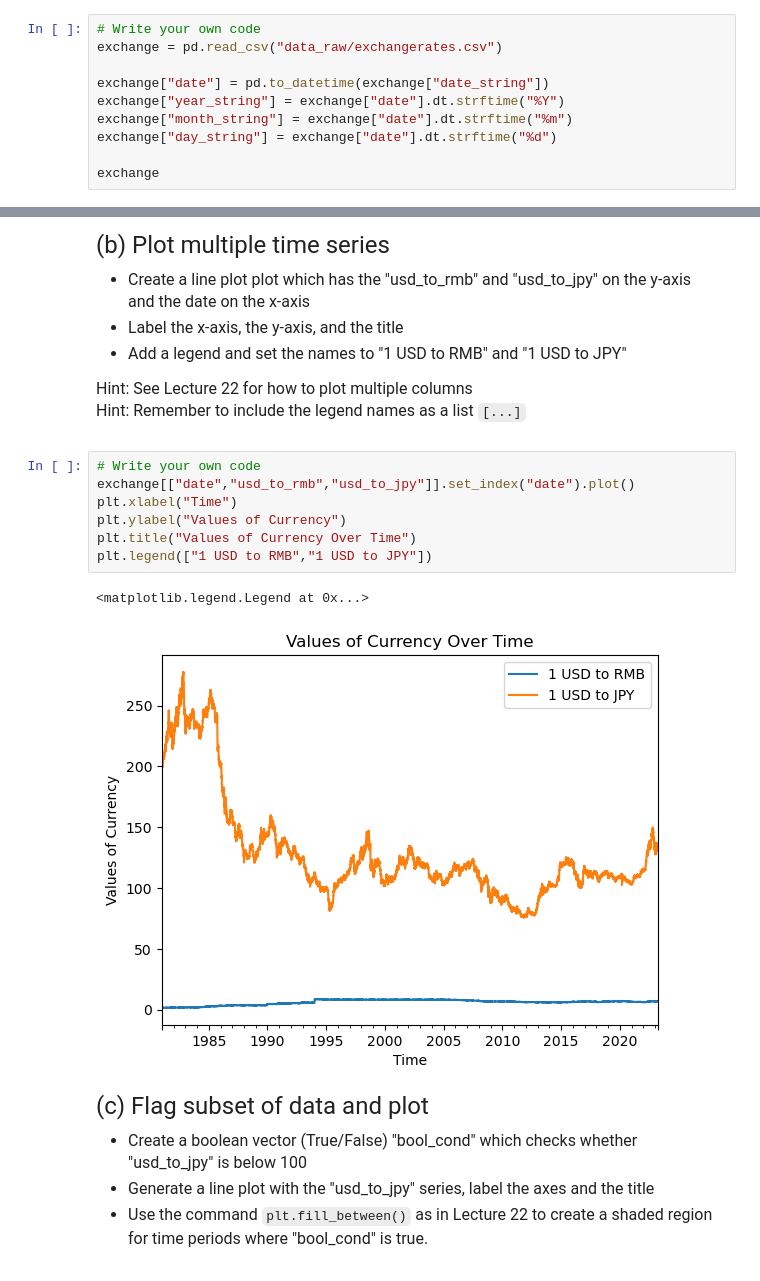
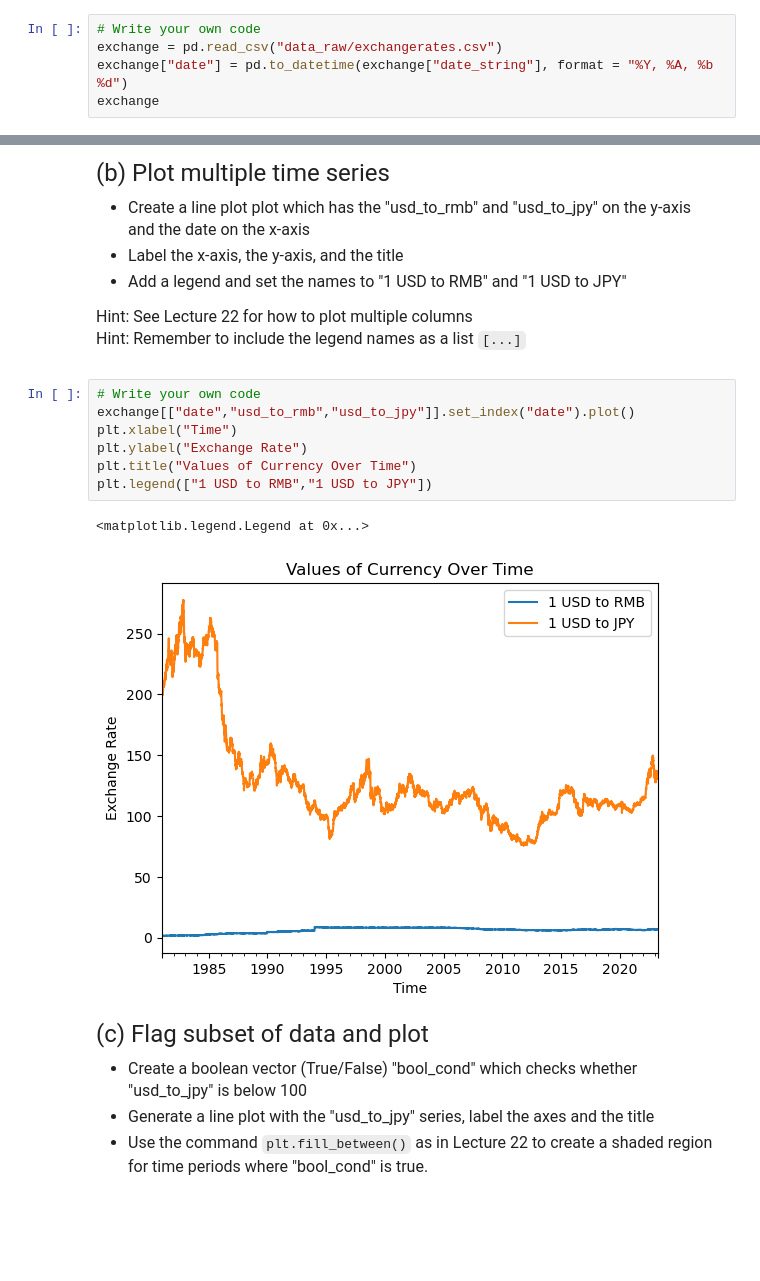
Before and after one commit to JeffreyZhous/qtm151spring2024, a Jupyter notebook: assignment10/assignment10.ipynb, the cells around one changed output, grey strips where cells are left out. Cells and saved outputs as stored; diff of their text form; blank space fills up the shorter version.

```diff
--- a/assignment10/assignment10.ipynb
+++ b/assignment10/assignment10.ipynb
@@ -46,11 +46,6 @@ Lecture 20 and 22.
 # %%
 # Write your own code
 exchange = pd.read_csv("data_raw/exchangerates.csv")
-
-exchange["date"] = pd.to_datetime(exchange["date_string"])
-exchange["year_string"] = exchange["date"].dt.strftime("%Y")
-exchange["month_string"] = exchange["date"].dt.strftime("%m")
-exchange["day_string"] = exchange["date"].dt.strftime("%d")
-
+exchange["date"] = pd.to_datetime(exchange["date_string"], format = "%Y, %A, %b %d")
 exchange
 # %% [output]
@@ -84,13 +79,13 @@
 # %%
 # Write your own code
 exchange[["date","usd_to_rmb","usd_to_jpy"]].set_index("date").plot()
 plt.xlabel("Time")
-plt.ylabel("Values of Currency")
+plt.ylabel("Exchange Rate")
 plt.title("Values of Currency Over Time")
 plt.legend(["1 USD to RMB","1 USD to JPY"])
 # %% [output]
 <matplotlib.legend.Legend at 0x...>
-[figure, old version]
+[figure, new version]
 # %% [markdown]
 <font size = "5">
 
```
Also changed, not shown: parts of 3 cells of this notebook, 3 other files.
